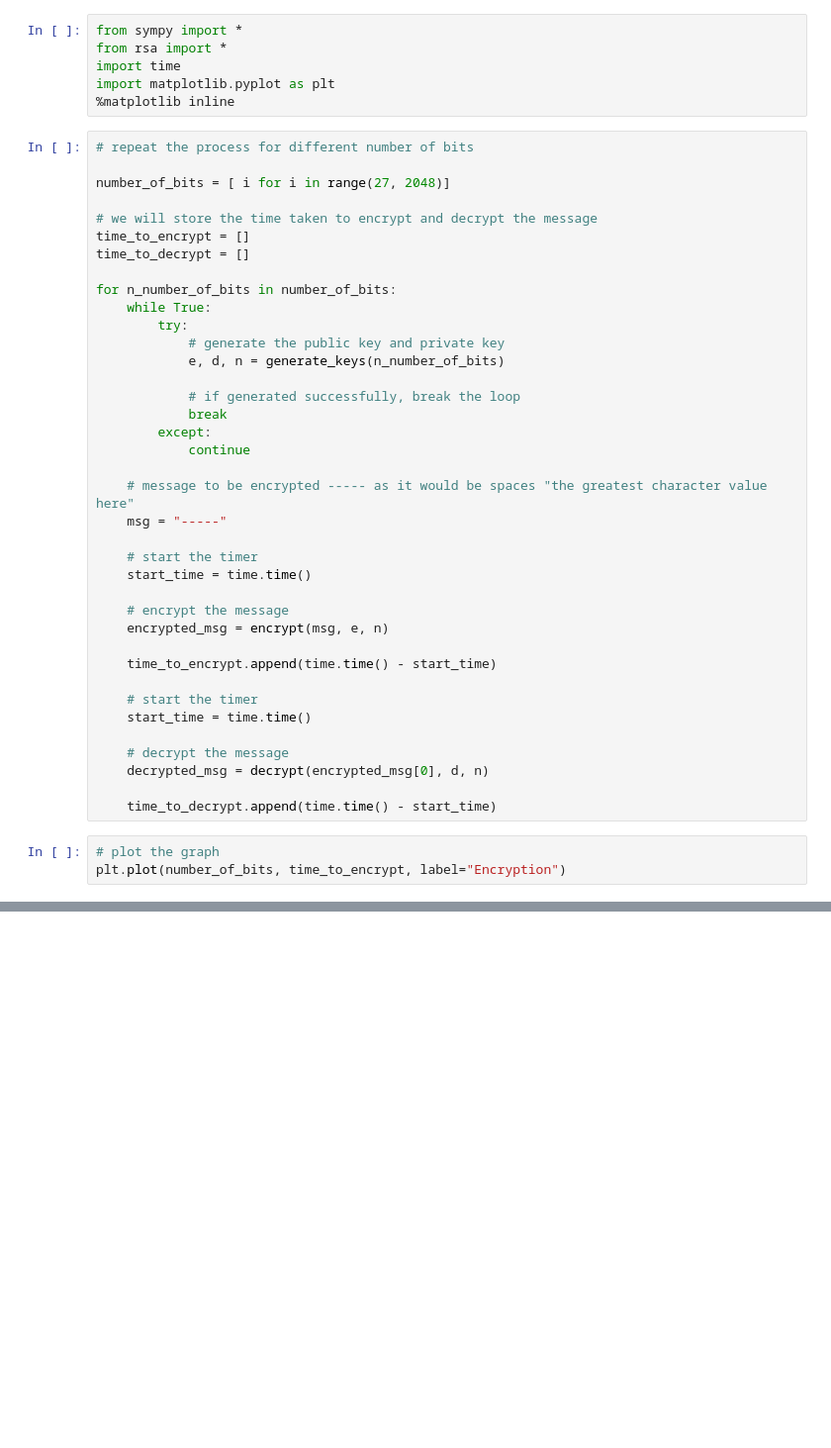
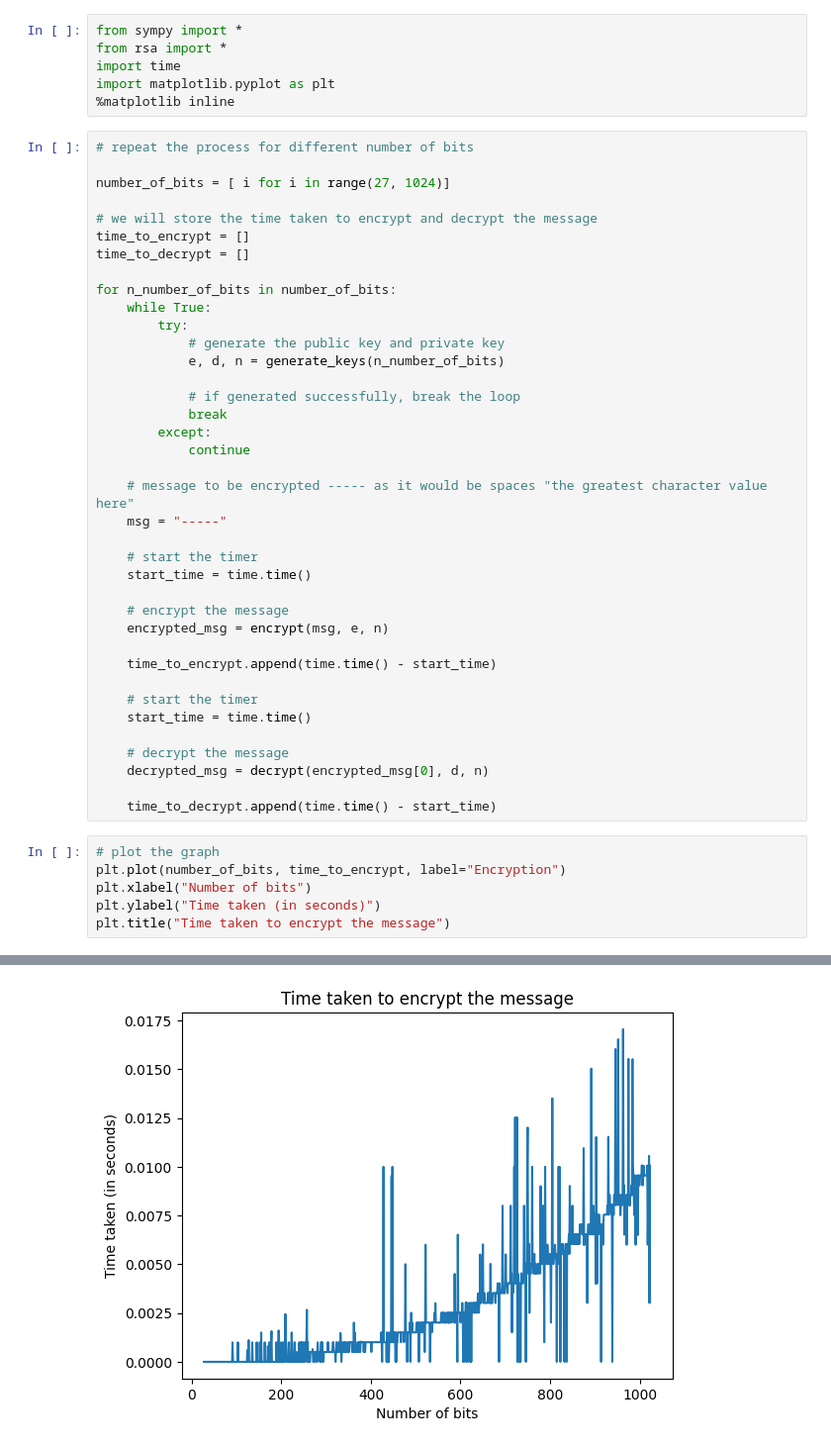
Before and after one commit to Rufaida-Kassem/RSA-Encrypted-Chat, a Jupyter notebook: python/rsa_analysis.ipynb, the cells around one changed output, grey strips where cells are left out. Shown at 99% size. Cells and saved outputs as stored; diff of their text form; blank space fills up the shorter version.

```diff
--- a/python/rsa_analysis.ipynb
+++ b/python/rsa_analysis.ipynb
@@ -7,7 +7,7 @@ import matplotlib.pyplot as plt
 # %%
 # repeat the process for different number of bits
 
-number_of_bits = [ i for i in range(27, 2048)]
+number_of_bits = [ i for i in range(27, 1024)]
 
 # we will store the time taken to encrypt and decrypt the message
 time_to_encrypt = []
@@ -45,3 +45,7 @@ for n_number_of_bits in number_of_bits:
 # %%
 # plot the graph
 plt.plot(number_of_bits, time_to_encrypt, label="Encryption")
+plt.xlabel("Number of bits")
+plt.ylabel("Time taken (in seconds)")
+plt.title("Time taken to encrypt the message")
+# %% [output]
@@ -47,0 +53 @@ plt.plot(number_of_bits, time_to_encrypt, label="Encryption")
+[figure, added]
```
Also changed, not shown: parts of 4 cells of this notebook, 13 other files.
